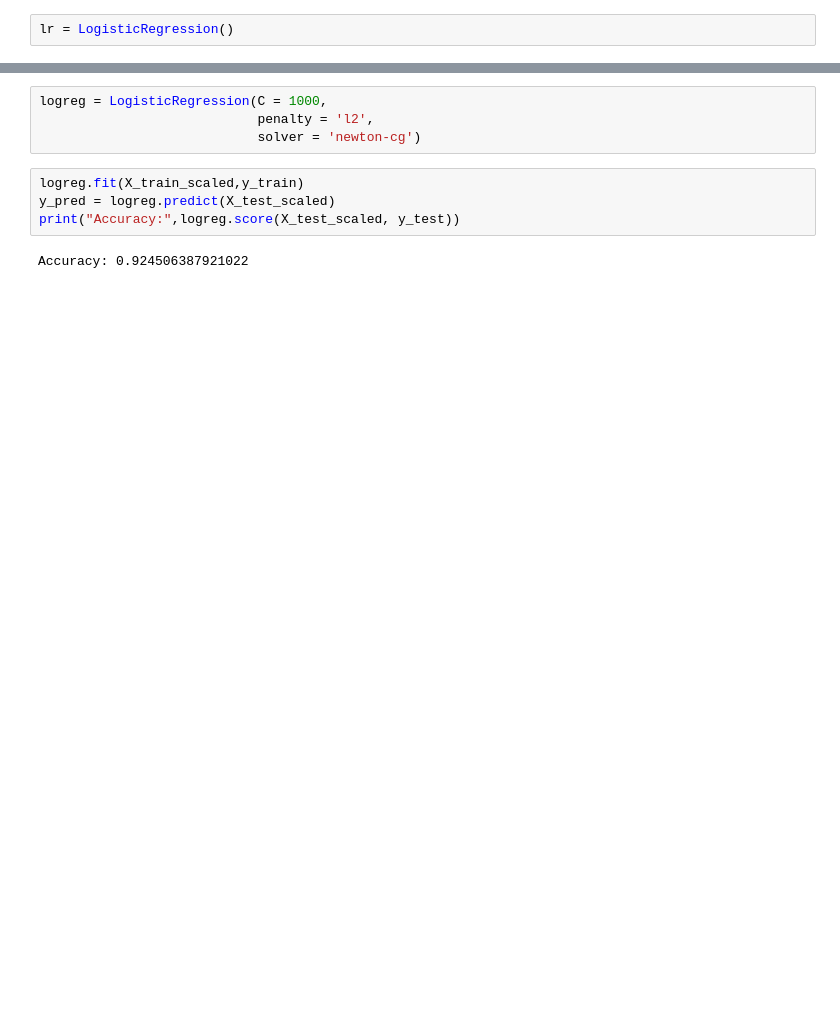
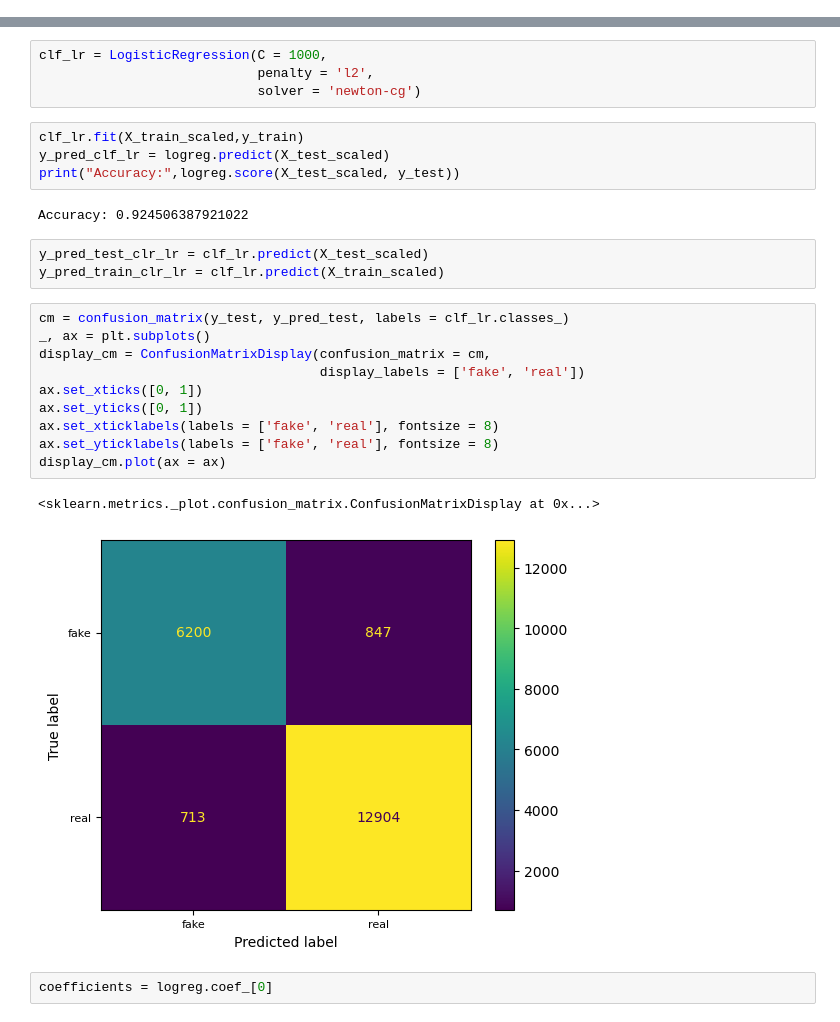
Before and after one commit to Noob1701/Springboard, a Jupyter notebook: Fake News Modelling.ipynb, the cells around one changed output, grey strips where cells are left out. Drawn from its saved outputs; the diff is of its cells as text; blank space fills up the shorter version.

```diff
--- a/Fake News Modelling.ipynb
+++ b/Fake News Modelling.ipynb
@@ -120,8 +182,6 @@ parameters = {
     'C'       : np.logspace(-3,3,7),
     'solver'  : ['newton-cg', 'lbfgs', 'liblinear']
 }
-# %%
-lr = LogisticRegression()
 # %%
 clf = GridSearchCV(lr,
                    param_grid = parameters,
@@ -140,12 +200,30 @@ print("Accuracy :",clf.best_score_)
 Tuned Hyperparameters : {'C': 1000.0, 'penalty': 'l2', 'solver': 'newton-cg'}
 Accuracy : 0.9271011583193545
 # %%
-logreg = LogisticRegression(C = 1000,
+clf_lr = LogisticRegression(C = 1000,
                             penalty = 'l2',
                             solver = 'newton-cg')
 # %%
-logreg.fit(X_train_scaled,y_train)
-y_pred = logreg.predict(X_test_scaled)
+clf_lr.fit(X_train_scaled,y_train)
+y_pred_clf_lr = logreg.predict(X_test_scaled)
 print("Accuracy:",logreg.score(X_test_scaled, y_test))
 # %% [output]
 Accuracy: 0.924506387921022
+# %%
+y_pred_test_clr_lr = clf_lr.predict(X_test_scaled)
+y_pred_train_clr_lr = clf_lr.predict(X_train_scaled)
+# %%
+cm = confusion_matrix(y_test, y_pred_test, labels = clf_lr.classes_)
+_, ax = plt.subplots()
+display_cm = ConfusionMatrixDisplay(confusion_matrix = cm,
+                                    display_labels = ['fake', 'real'])
+ax.set_xticks([0, 1])
+ax.set_yticks([0, 1])
+ax.set_xticklabels(labels = ['fake', 'real'], fontsize = 8)
+ax.set_yticklabels(labels = ['fake', 'real'], fontsize = 8)
+display_cm.plot(ax = ax)
+# %% [output]
+<sklearn.metrics._plot.confusion_matrix.ConfusionMatrixDisplay at 0x...>
+[figure, added]
+# %%
+coefficients = logreg.coef_[0]
```
Also changed, not shown: parts of 15 cells of this notebook.
